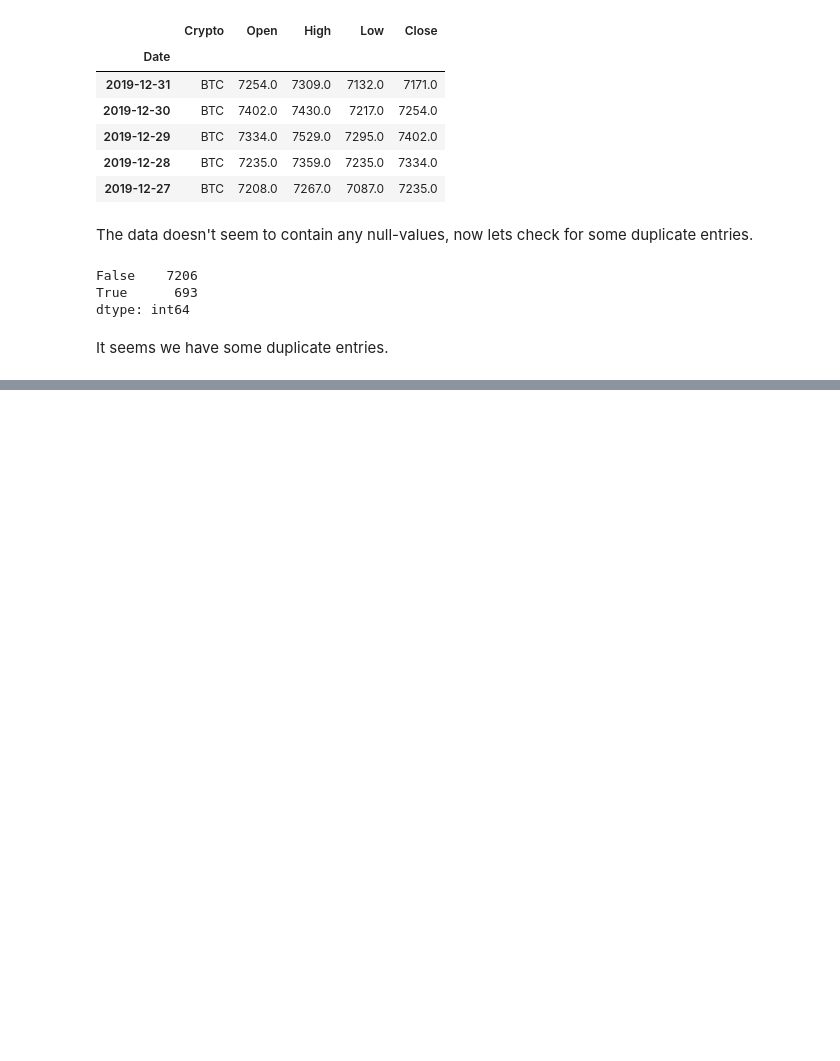
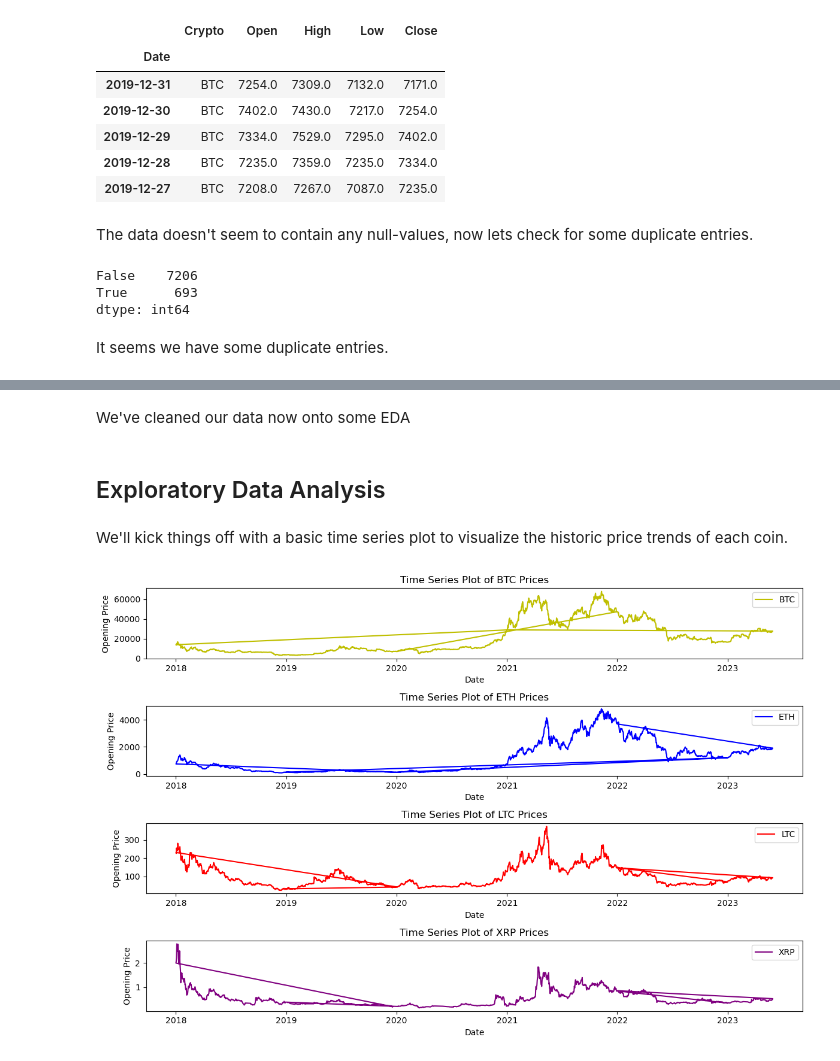
Before and after one commit to MarwaBrian/Crypto-Price-Prediction, a Jupyter notebook: crypto.ipynb, the cells around one changed output, grey strips where cells are left out. Saved outputs shown, nothing was run; the diff lists cells and outputs as text; code cells hidden in the pictures; blank space fills up the shorter version.

Commit message:
Visualizations

```diff
--- a/crypto.ipynb
+++ b/crypto.ipynb
@@ -153,0 +181,3 @@ It seems we have some duplicate entries.
+# %%
+df = combine.drop_duplicates()
+df.info()
@@ -153,0 +197,23 @@ It seems we have some duplicate entries.
+# %% [markdown]
+We've cleaned our data now onto some EDA
+# %% [markdown]
+## Exploratory Data Analysis
+# %% [markdown]
+We'll kick things off with a basic time series plot to visualize the historic price trends of each coin.
+# %%
+# Time Series Plot for each coin's opening price
+colors = ['y', 'b', 'r', 'purple']
+
+plt.figure(figsize=(12, 8))
+for i, (crypto, color) in enumerate(zip(df['Crypto'].unique(), colors), 1):
+    plt.subplot(len(df['Crypto'].unique()), 1, i)
+    plt.plot(df[df['Crypto'] == crypto].index, df[df['Crypto'] == crypto]['Open'], label=crypto, color=color)
+    plt.title(f'Time Series Plot of {crypto} Prices')
+    plt.xlabel('Date')
+    plt.ylabel('Opening Price')
+    plt.legend()
+    plt.tight_layout()
+
+plt.show()
+# %% [output]
+[figure, added]
```
Also changed, not shown: parts of 6 cells of this notebook.
